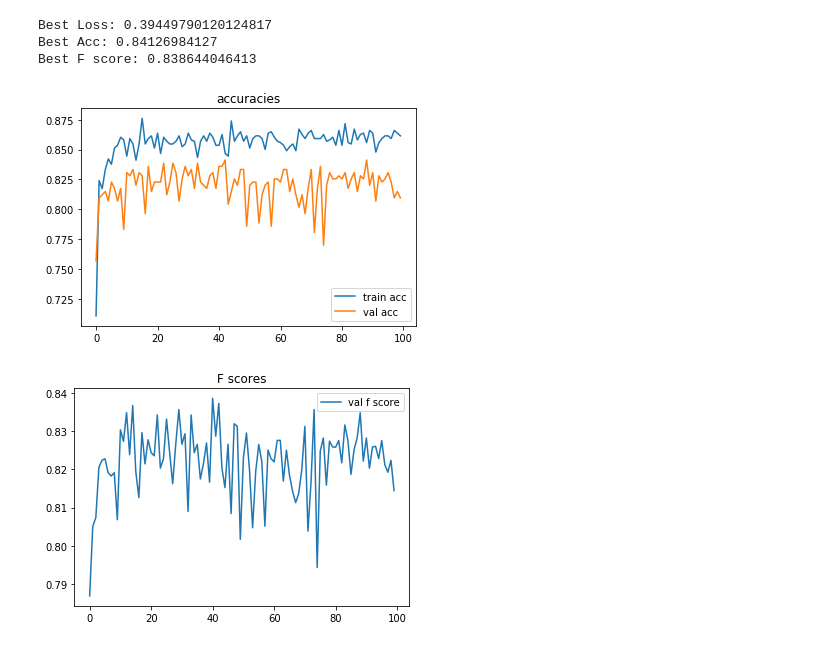
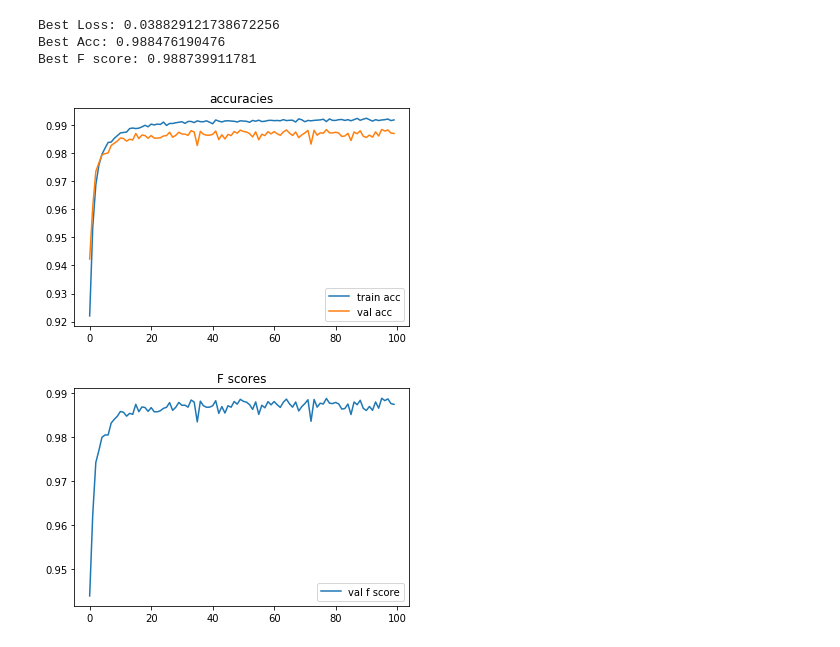
Before and after one commit to leedtan/lab3, a Jupyter notebook: Lab3_Solutions.ipynb, the cells around one changed output. Drawn from its saved outputs; the diff is of its cells as text; code cells hidden in the pictures.

Commit message:
added mnist option

```diff
--- a/Lab3_Solutions.ipynb
+++ b/Lab3_Solutions.ipynb
@@ -50,3 +49,28 @@ data = data.as_matrix()
+# %%
+def process_mnist():
+    import torchvision
+    data = torchvision.datasets.MNIST(root='.', download=True)
+    train_data = data.train_data.numpy().reshape(60000, -1)
+    train_labels = data.train_labels.numpy().reshape(60000, -1)
+
+    data_test = torchvision.datasets.MNIST(root='.', download=True, train=False)
+    test_data = data_test.test_data.numpy().reshape(10000, -1)
+    test_labels = data_test.test_labels.numpy().reshape(10000, -1)
+
+    data = np.concatenate([train_data, test_data], axis=0)
+    labels = np.concatenate([train_labels, test_labels], axis=0)
+    labels = np.isin(labels,[1, 2, 4, 7, 9]).astype(float)
+    data = np.concatenate([labels, data], axis=1)
+
+    return data
+# %%
+if 0:# dataset is mental health
+    df = pd.read_csv('mental_health_survey.csv')
+    data = process_mental_health(df)
+    dataset = 'health'
+else:#Choose MNIST
+    data = process_mnist()
+    dataset = 'mnist'
 # %%
 #Check the final shape of our in-use dataset
 print('data shape', data.shape)
@@ -207,7 +231,10 @@ def F1_score(y_pred, y):
 
 def train(epochs = 30, verbosity = 0, val_freq = 1):
     num_epochs = epochs
-    bs = 32
+    if dataset == 'health':
+        bs = 32
+    if dataset == 'mnist':
+        bs = 256
     rows_trn = len(trn_Y)
     batches_per_epoch = rows_trn // bs
     for epoch in range(num_epochs):
@@ -290,3 +314,10 @@ verb = 0
+# %%
+num_epochs = 100
+verb = 0
+if dataset == 'health':
+    hidden_width = 1000
+if dataset == 'mnist':
+    hidden_width = 100
 # %%
 
 model = cuda(Model(num_features, hidden_layers = [], output_fcn = 'logistic'))
@@ -312,11 +348,11 @@ Best F score: 0.700543717235
 # %%
 
-model = cuda(Model(num_features, hidden_layers = [1000], output_fcn = 'logistic'))
+model = cuda(Model(num_features, hidden_layers = [hidden_width, hidden_width], output_fcn = 'logistic'))
 train(epochs = num_epochs, verbosity = verb)
 visualize()
 # %% [output]
-Best Loss: 0.39449790120124817
-Best Acc: 0.84126984127
-Best F score: 0.838644046413
+Best Loss: 0.038829121738672256
+Best Acc: 0.988476190476
+Best F score: 0.988739911781
-[figure, old version]
+[figure, new version]
-[figure, old version]
+[figure, new version]
```
Also changed, not shown: parts of 8 cells of this notebook, 1 other file.
